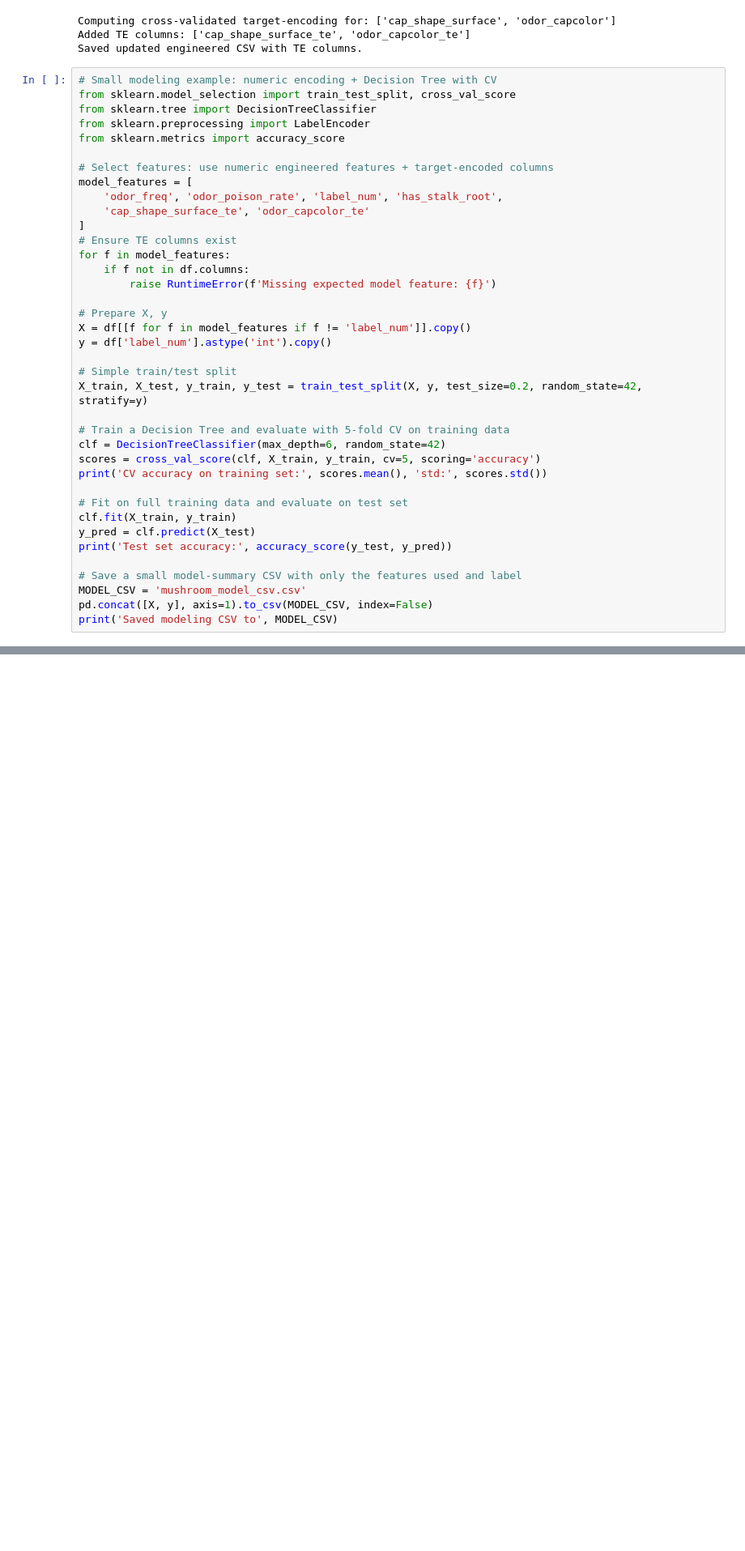
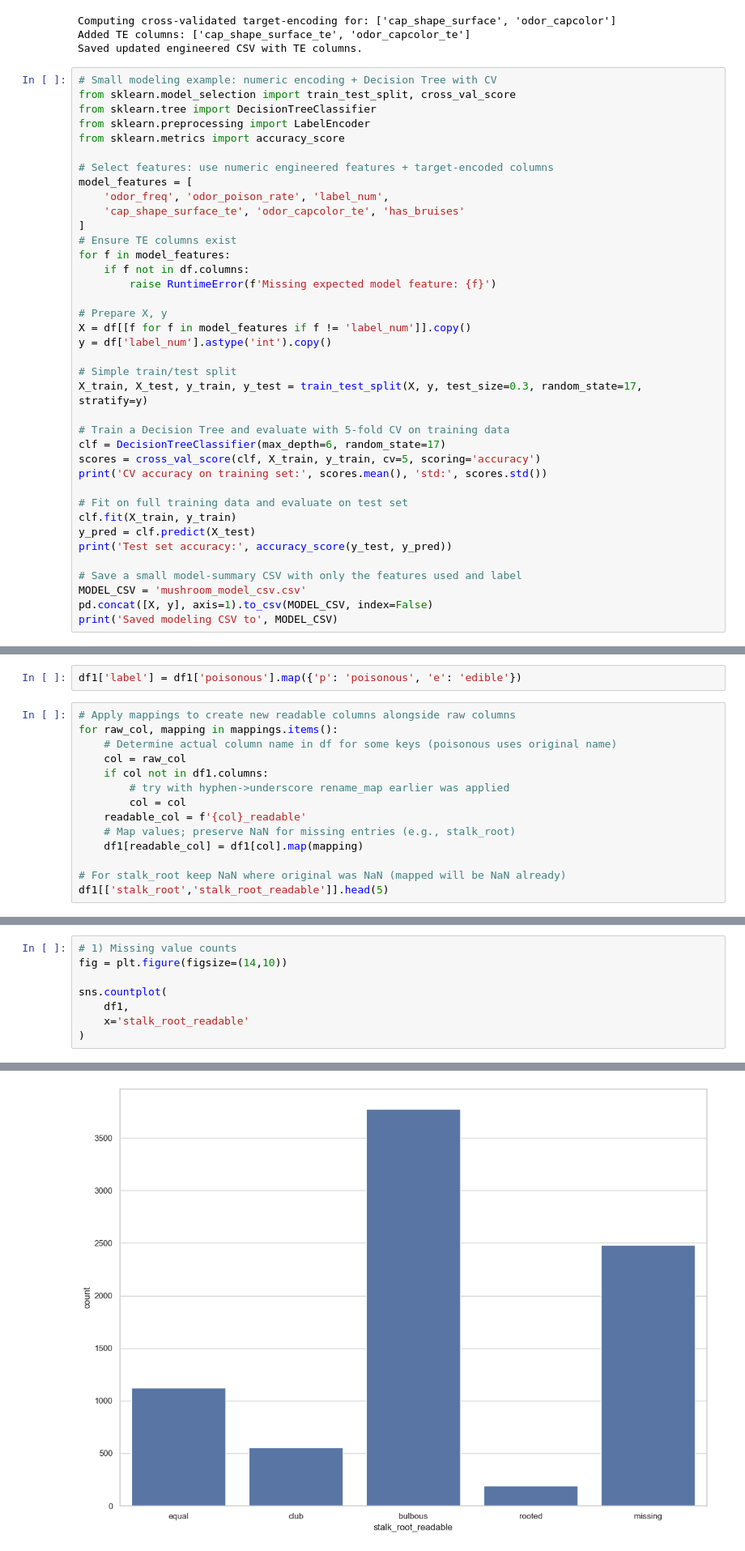
Before and after one commit to Clyde0513/mushroom, a Jupyter notebook: mushroom_structuring.ipynb, the cells around one changed output, grey strips where cells are left out. Shown: that part at 81% size. Cells and saved outputs as stored; diff of their text form; blank space fills up the shorter version.

```diff
--- a/mushroom_structuring.ipynb
+++ b/mushroom_structuring.ipynb
@@ -541,8 +533,8 @@ from sklearn.metrics import accuracy_score
 
 # Select features: use numeric engineered features + target-encoded columns
 model_features = [
-    'odor_freq', 'odor_poison_rate', 'label_num', 'has_stalk_root',
-    'cap_shape_surface_te', 'odor_capcolor_te'
+    'odor_freq', 'odor_poison_rate', 'label_num',
+    'cap_shape_surface_te', 'odor_capcolor_te', 'has_bruises'
 ]
 # Ensure TE columns exist
 for f in model_features:
@@ -554,10 +546,10 @@ X = df[[f for f in model_features if f != 'label_num']].copy()
 y = df['label_num'].astype('int').copy()
 
 # Simple train/test split
-X_train, X_test, y_train, y_test = train_test_split(X, y, test_size=0.2, random_state=42, stratify=y)
+X_train, X_test, y_train, y_test = train_test_split(X, y, test_size=0.3, random_state=17, stratify=y)
 
 # Train a Decision Tree and evaluate with 5-fold CV on training data
-clf = DecisionTreeClassifier(max_depth=6, random_state=42)
+clf = DecisionTreeClassifier(max_depth=6, random_state=17)
 scores = cross_val_score(clf, X_train, y_train, cv=5, scoring='accuracy')
 print('CV accuracy on training set:', scores.mean(), 'std:', scores.std())
 
@@ -794,0 +794,16 @@ Saved pipeline CSV.
+# %%
+df1['label'] = df1['poisonous'].map({'p': 'poisonous', 'e': 'edible'})
+# %%
+# Apply mappings to create new readable columns alongside raw columns
+for raw_col, mapping in mappings.items():
+    # Determine actual column name in df for some keys (poisonous uses original name)
+    col = raw_col
+    if col not in df1.columns:
+        # try with hyphen->underscore rename_map earlier was applied
+        col = col
+    readable_col = f'{col}_readable'
+    # Map values; preserve NaN for missing entries (e.g., stalk_root)
+    df1[readable_col] = df1[col].map(mapping)
+
+# For stalk_root keep NaN where original was NaN (mapped will be NaN already)
+df1[['stalk_root','stalk_root_readable']].head(5)
@@ -794,0 +817,9 @@ Saved pipeline CSV.
+# %%
+# 1) Missing value counts
+fig = plt.figure(figsize=(14,10))
+
+sns.countplot(
+    df1,
+    x='stalk_root_readable'
+)
+# %% [output]
@@ -794,0 +827 @@ Saved pipeline CSV.
+[figure, added]
```
Also changed, not shown: parts of 20 cells of this notebook, 6 other files.
